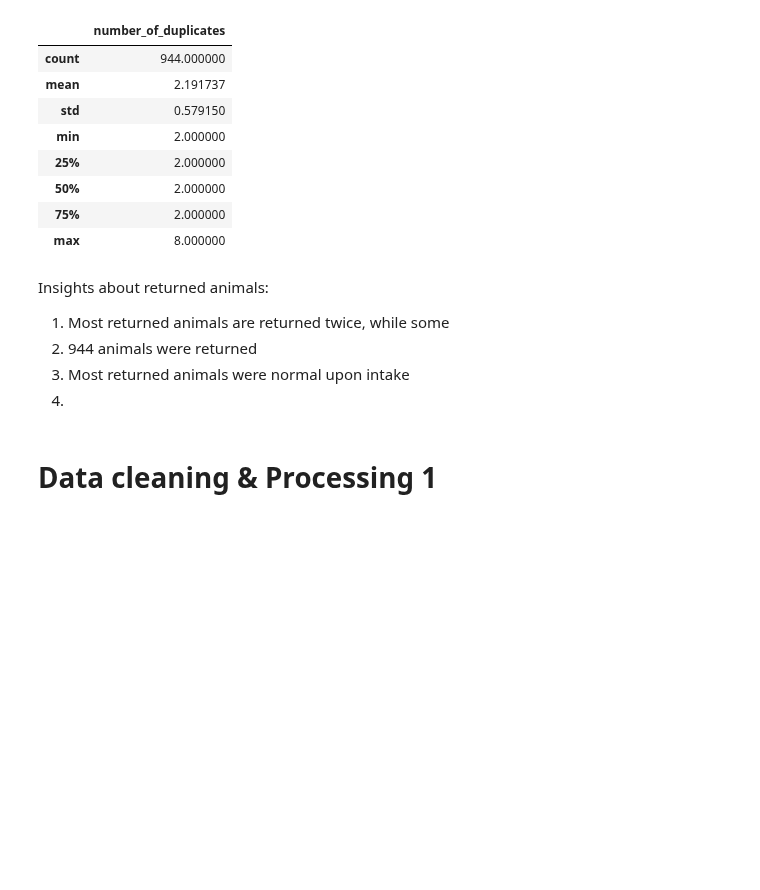
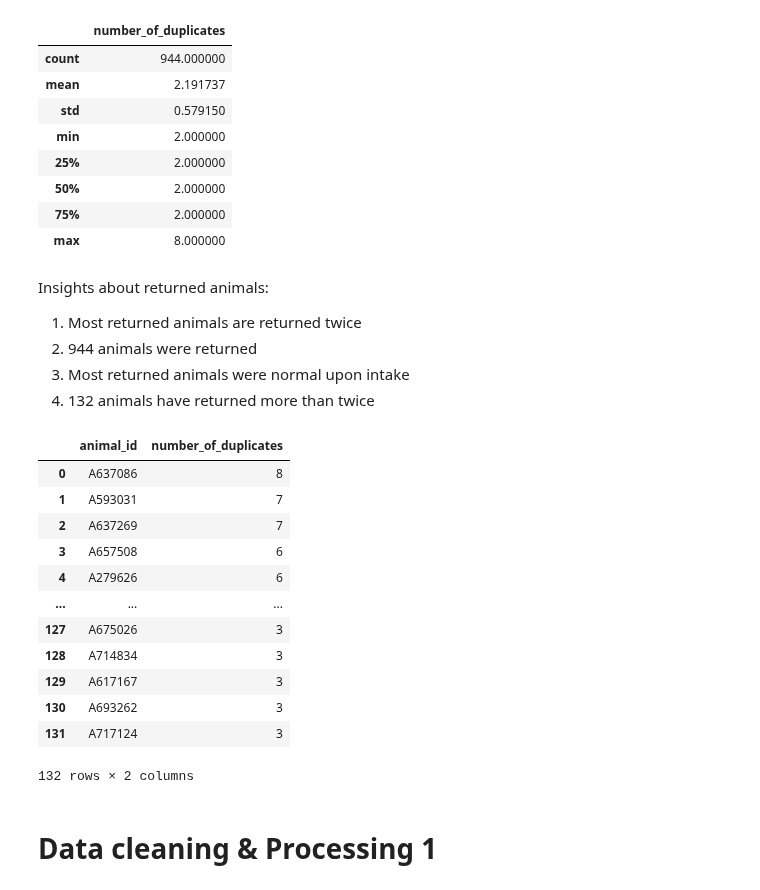
Before and after one commit to atharvavyas1/Lee-paw-faith, a Jupyter notebook: Notebooks/Long Beach EDA.ipynb, the cells around one changed output. Saved outputs shown, nothing was run; the diff lists cells and outputs as text; code cells hidden in the pictures; blank space fills up the shorter version.

Commit message:
Dealt with Duplicates

```diff
--- a/Notebooks/Long Beach EDA.ipynb
+++ b/Notebooks/Long Beach EDA.ipynb
@@ -327,10 +335,26 @@ duplicates_summary.describe()
 | max | 8.000000 |
 # %% [markdown]
 Insights about returned animals:
-1. Most returned animals are returned twice, while some
+1. Most returned animals are returned twice
 2. 944 animals were returned
 3. Most returned animals were normal upon intake
-4.
+4. 132 animals have returned more than twice
+# %%
+duplicates_summary[duplicates_summary['number_of_duplicates'] > 2]
+# %% [output]
+|  | animal_id | number_of_duplicates |
+| 0 | A637086 | 8 |
+| 1 | A593031 | 7 |
+| 2 | A637269 | 7 |
+| 3 | A657508 | 6 |
+| 4 | A279626 | 6 |
+| ... | ... | ... |
+| 127 | A675026 | 3 |
+| 128 | A714834 | 3 |
+| 129 | A617167 | 3 |
+| 130 | A693262 | 3 |
+| 131 | A717124 | 3 |
+132 rows × 2 columns
 # %% [markdown]
 # Data cleaning & Processing 1
 # %% [markdown]
```
Also changed, not shown: parts of 11 cells of this notebook.
